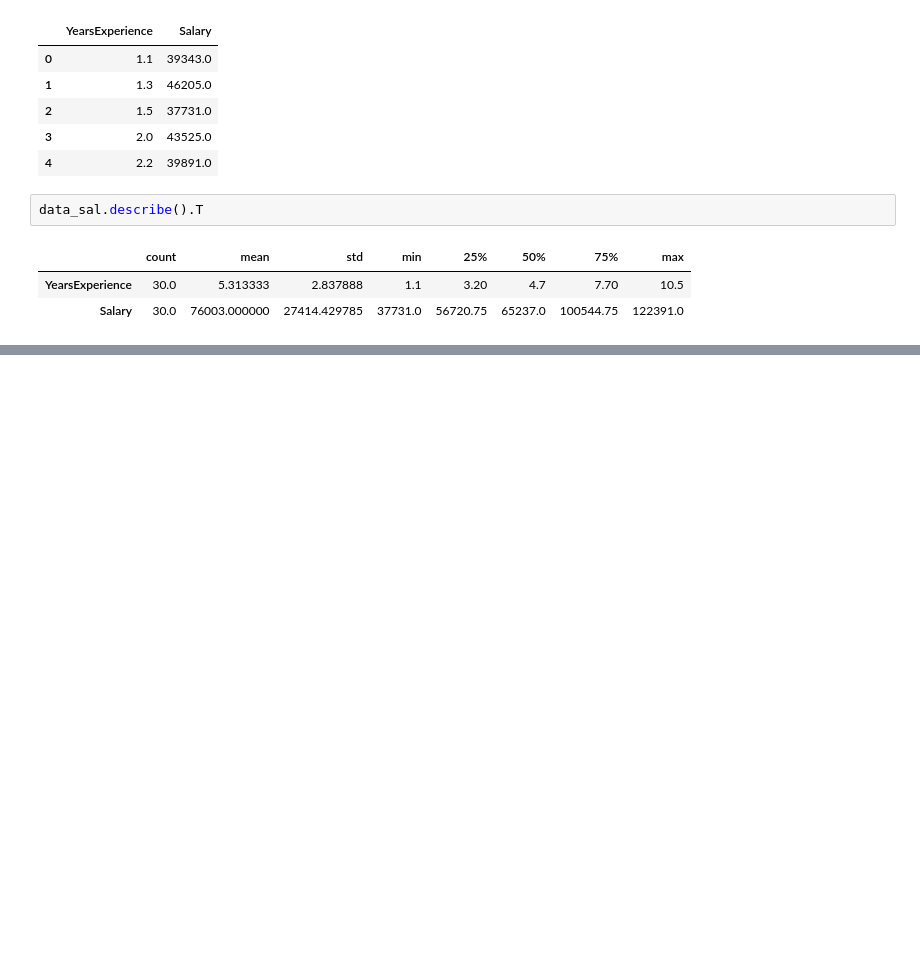
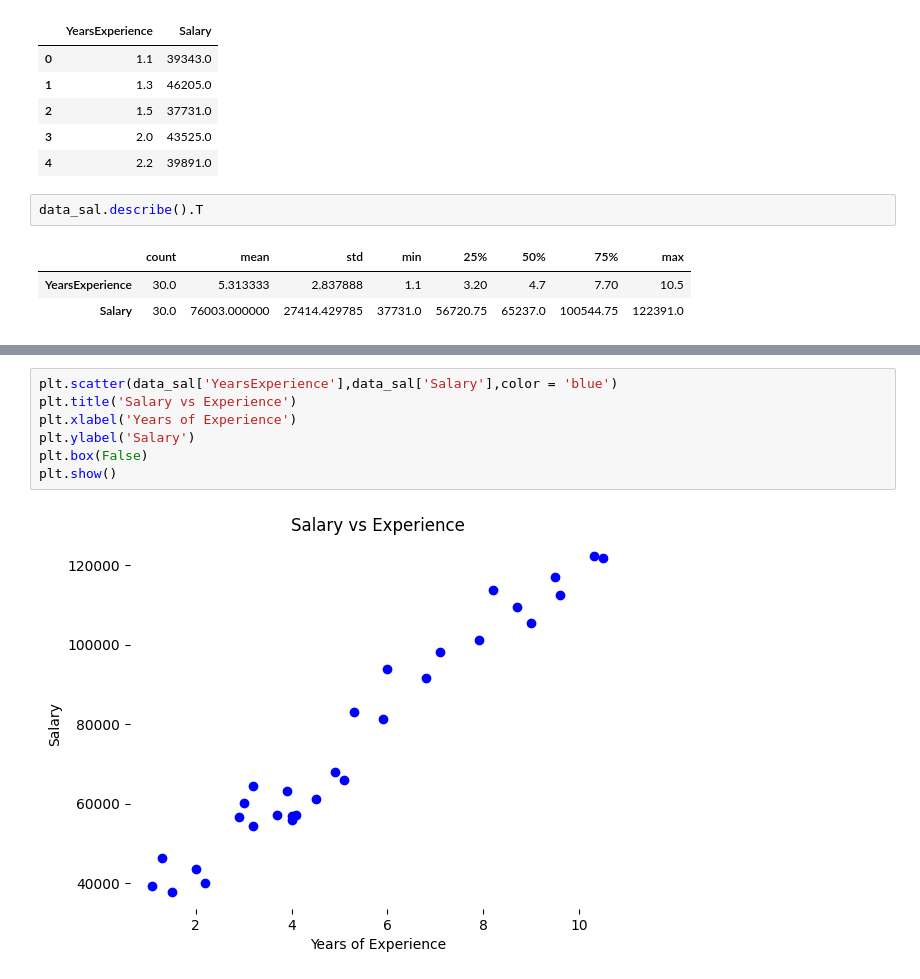
Before and after one commit to hiteshpatil2005/Machine-Learning-Laboratory, a Jupyter notebook: Assignment-2/regression.ipynb, the cells around one changed output, grey strips where cells are left out. Drawn from its saved outputs; the diff is of its cells as text; blank space fills up the shorter version.

```diff
--- a/Assignment-2/regression.ipynb
+++ b/Assignment-2/regression.ipynb
@@ -36,0 +43,9 @@ https://gist.github.com/mwaskom/de44147ed2974457ad6372750bbe5751
+# %%
+plt.scatter(data_sal['YearsExperience'],data_sal['Salary'],color = 'blue')
+plt.title('Salary vs Experience')
+plt.xlabel('Years of Experience')
+plt.ylabel('Salary')
+plt.box(False)
+plt.show()
+# %% [output]
+[figure, added]
```
Also changed, not shown: parts of 2 cells of this notebook.
